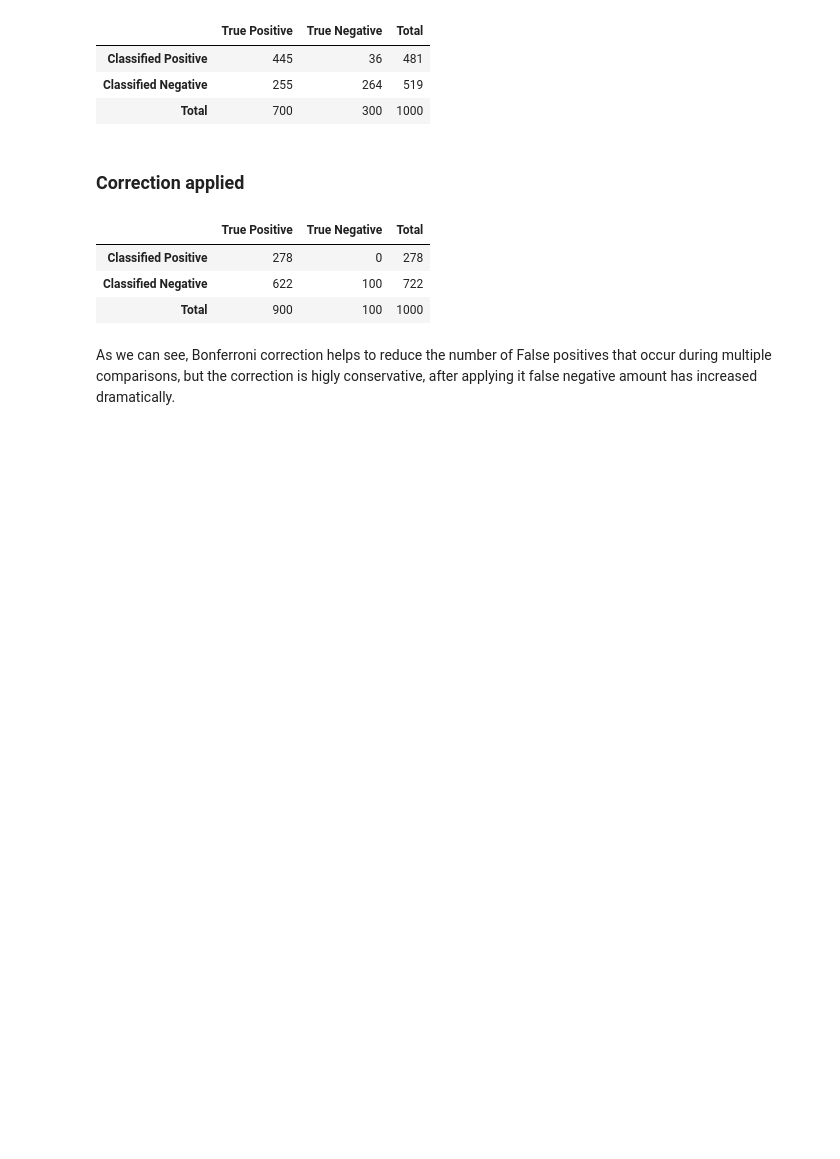
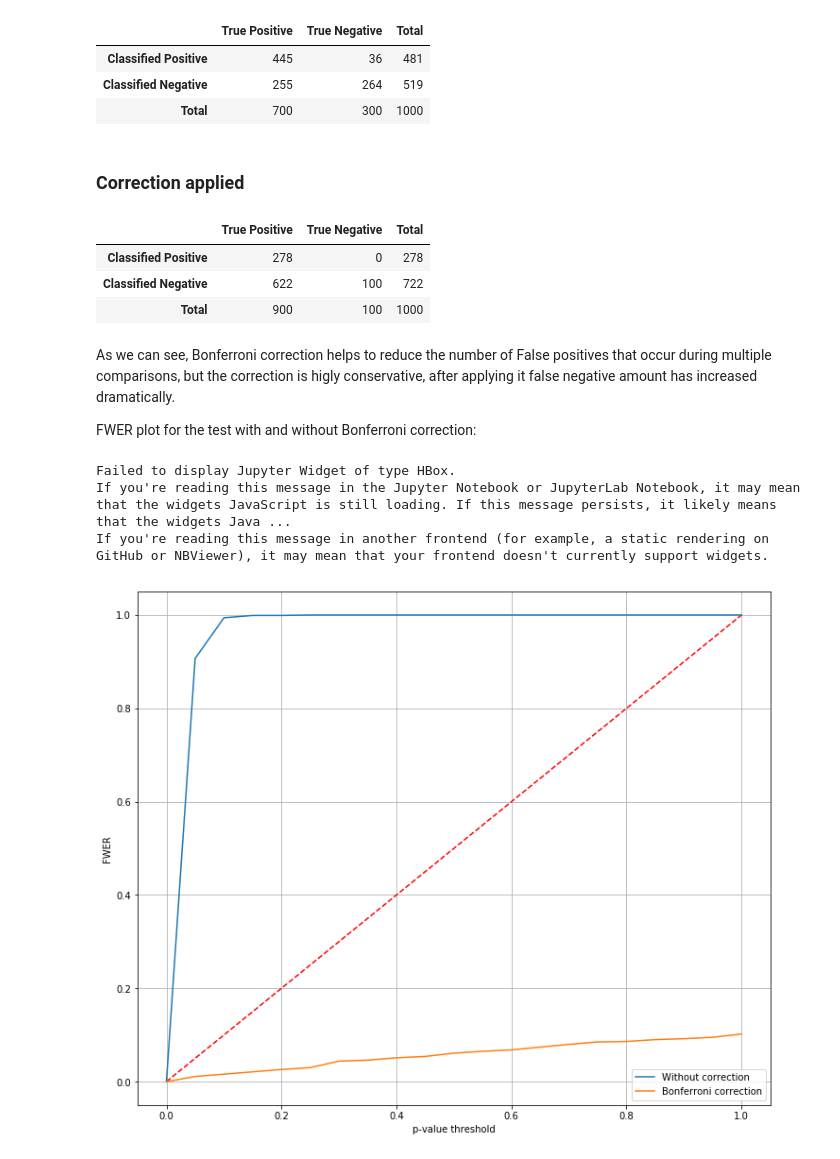
Before and after one commit to DimaOrekhov/Mathematical_Statistics, a Jupyter notebook: HW_4_practical.ipynb, the cells around one changed output. Cells and saved outputs as stored; diff of their text form; code cells hidden in the pictures; blank space fills up the shorter version.

```diff
--- a/HW_4_practical.ipynb
+++ b/HW_4_practical.ipynb
@@ -192,12 +193,46 @@ def summarize(data, N_same, alpha=0.05, bonferr=False):
                          index=['Classified Positive', 'Classified Negative', 'Total'],
                          columns=['True Positive', 'True Negative', 'Total'])
     return summary
+
+def fwer_plot(gen, n_iters, disc=21, plot=True):
+
+    th_range=np.linspace(0, 1, disc)
+    simple=np.zeros(th_range.shape)
+    bonf=np.zeros(th_range.shape)
+
+    for _ in tqdm_notebook(range(n_iters)):
+        data, N_same=gen()
+        orig_sample=data[0]
+        N_diff=len(data[1:])-N_same
+        p_vals=[stats.ttest_ind(orig_sample, sample)[1] for sample in data[1:]]
+        Pos_p_vals=p_vals[:N_diff]
+        Neg_p_vals=p_vals[N_diff:]
+        tmp_s=np.array([not bool(np.sum(Neg_p_vals<th)) for th in th_range])
+        tmp_b=np.array([not bool(np.sum(Neg_p_vals<th/len(data[1:]))) for th in th_range])
+        simple+=tmp_s
+        bonf+=tmp_b
+
+    simple/=n_iters
+    bonf/=n_iters
+    simple=1-simple
+    bonf=1-bonf
+    if plot:
+        plt.figure(figsize=[12, 10])
+        plt.plot(th_range, th_range, color='r', linestyle='--')
+        plt.plot(th_range, simple, label='Without correction')
+        plt.plot(th_range, bonf, label='Bonferroni correction')
+        plt.xlabel('p-value threshold')
+        plt.ylabel('FWER')
+        plt.legend()
+        plt.grid()
+    return bonf, simple, th_range
 # %% [markdown]
 Data is simulated in the following way. First, true mean and standard deviation of the distribution of the original sample are specified: $N(\mu, \sigma^2)$. From this distirbution the means of $N-N_{same}$ samples are generated, where $N_{same}$ is the number of samples that should come from the same distribution as the original.
 
 Since for continious values the equality relation is too strict (for example 0.000001 doesn't equal to 0) I've introduced an option to specify a constant $\epsilon$. If $|\mu_i|<\mu+\epsilon*\sigma$ than $\mu_i$ and $\mu$ are considered equal, such values were excluded from the list of means for $N-N_{same}$ samples. In this simulation I've used the value of $\epsilon=0.01$.
 # %%
 N_same=300
+N=1000
 data, N_same=mcomp_simulate_data(0, 1, 1000, N_same, (20, 25))
 # %% [markdown]
 ### Without correction
@@ -219,3 +254,13 @@ summarize(data, N_same, bonferr=True)
 | Total | 900 | 100 | 1000 |
 # %% [markdown]
 As we can see, Bonferroni correction helps to reduce the number of False positives that occur during multiple comparisons, but the correction is higly conservative, after applying it false negative amount has increased dramatically.
+
+FWER plot for the test with and without Bonferroni correction:
+# %%
+generator=partial(mcomp_simulate_data, 0, 1, N, N_same, (20, 25))
+b, s, th=fwer_plot(generator, 1000)
+# %% [output]
+Failed to display Jupyter Widget of type HBox.
+If you're reading this message in the Jupyter Notebook or JupyterLab Notebook, it may mean that the widgets JavaScript is still loading. If this message persists, it likely means that the widgets Java ...
+If you're reading this message in another frontend (for example, a static rendering on GitHub or NBViewer), it may mean that your frontend doesn't currently support widgets.
+[figure, added]
```
Also changed, not shown: parts of 1 cell of this notebook.
